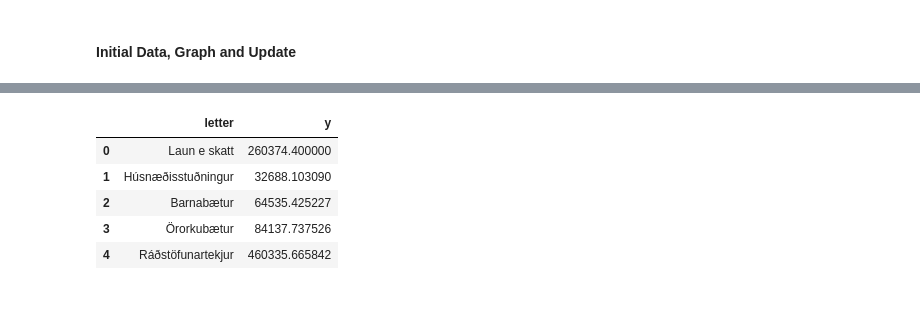
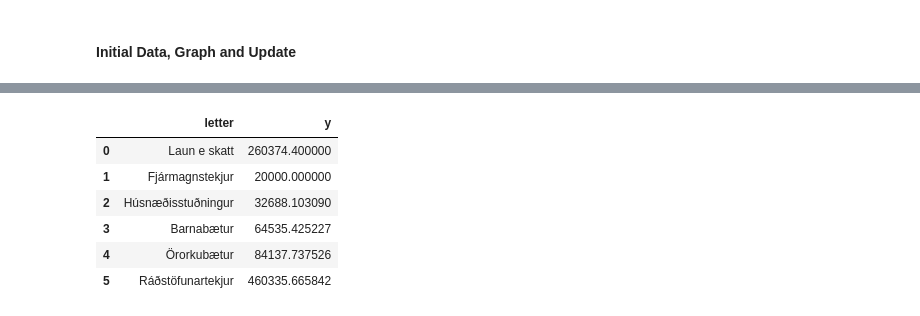
Before and after one commit to kelihjoll/islendingur_reiknivel, a Jupyter notebook: HH/d3_visualization.ipynb, the cells around one changed output, grey strips where cells are left out. Saved outputs shown, nothing was run; the diff lists cells and outputs as text; code cells hidden in the pictures.

```diff
--- a/HH/d3_visualization.ipynb
+++ b/HH/d3_visualization.ipynb
@@ -195,23 +201,26 @@ example_dict[0]
 # %%
 data =\
     pd.DataFrame({'letter':['Laun e skatt',
+                            'Fjármagnstekjur',
                             'Húsnæðisstuðningur',
                             'Barnabætur',
                             'Örorkubætur',
                             'Ráðstöfunartekjur'],
                   'y':[example_dict[0]['tekjur_e_skatt'],
-                      example_dict[0]['husnaedisstudningur'],
-                      example_dict[0]['barnabaetur'],
-                      example_dict[0]['ororka_e_skatt'],
-                      example_dict[0]['pjeng_i_vasa']]})
-data.head()
+                       example_dict[0]['fjarmagnstekjur_e_skatt'],
+                       example_dict[0]['husnaedisstudningur'],
+                       example_dict[0]['barnabaetur'],
+                       example_dict[0]['ororka_e_skatt'],
+                       example_dict[0]['pjeng_i_vasa']]})
+data
 # %% [output]
 |  | letter | y |
 | 0 | Laun e skatt | 260374.400000 |
-| 1 | Húsnæðisstuðningur | 32688.103090 |
-| 2 | Barnabætur | 64535.425227 |
-| 3 | Örorkubætur | 84137.737526 |
-| 4 | Ráðstöfunartekjur | 460335.665842 |
+| 1 | Fjármagnstekjur | 20000.000000 |
+| 2 | Húsnæðisstuðningur | 32688.103090 |
+| 3 | Barnabætur | 64535.425227 |
+| 4 | Örorkubætur | 84137.737526 |
+| 5 | Ráðstöfunartekjur | 460335.665842 |
 # %%
 js_text = js_text_template.substitute({'data': json.dumps(data.to_dict(orient='records'))})
 HTML(html_template.substitute({'css_text': css_text, 'js_text': js_text}))
```
Also changed, not shown: parts of 5 cells of this notebook.
